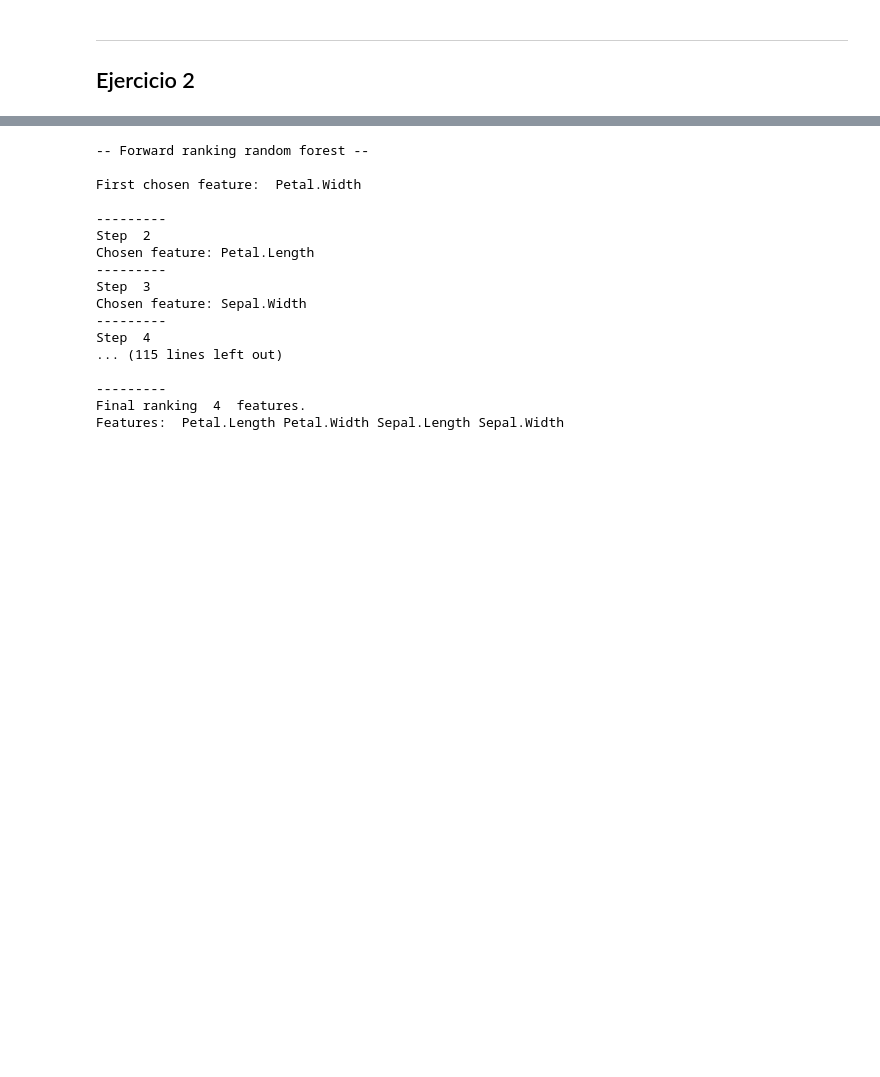
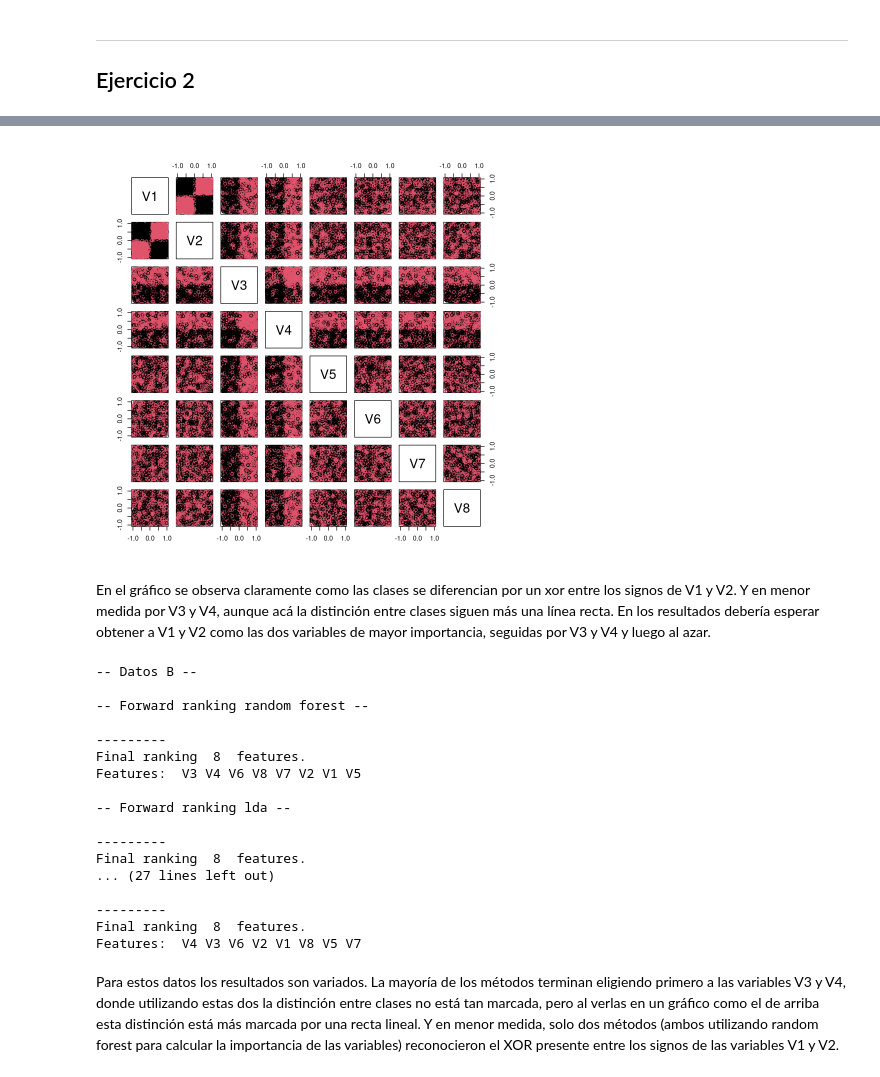
Before and after one commit to jfarizano/DataMining, a Jupyter notebook: tp2.ipynb, the cells around one changed output, grey strips where cells are left out. Drawn from its saved outputs; the diff is of its cells as text; code cells hidden in the pictures; blank space fills up the shorter version.

```diff
--- a/tp2.ipynb
+++ b/tp2.ipynb
@@ -326,38 +363,74 @@ rfe.ranking <- function(x,y,method,verbosity=0,... ) {
+# %%
+#datosB
+#generar n=100,d=8
+d<-8
+n<-1000
+datos<-crea.ruido.unif(n=n,d=d)
+#hacer que la clase sea el xor de las 2 primeras variables (es usando el signo)
+datos[,d+1]<-sign(datos[,1]*datos[,2])
+#hacer que las variables 3 y 4 tengan un 50% de correlacion con la clase
+shuffle<-sample(1:dim(datos)[1])
+sub<-shuffle[1:dim(datos)[1]*0.5]
+datos[sub,3]<-abs(datos[sub,3])*datos[sub,d+1]
+shuffle<-sample(1:dim(datos)[1])
+sub<-shuffle[1:dim(datos)[1]*0.5]
+datos[sub,4]<-abs(datos[sub,4])*datos[sub,d+1]
+datos[,d+1]<-factor(datos[,d+1])
+
+datosB<-datos
+
+x.datosB <- datosB[,-9]
+y.datosB <- datosB[,9]
+plot(x.datosB, col=y.datosB)
+# %% [output]
+[figure, added]
+# %% [markdown]
+En el gráfico se observa claramente como las clases se diferencian por un xor
+entre los signos de V1 y V2. Y en menor medida por V3 y V4, aunque acá la distinción entre clases
+siguen más una línea recta. En los resultados debería esperar
+obtener a V1 y V2 como las dos variables de mayor importancia, seguidas por V3 y V4
+y luego al azar.
 # %%
-data(iris)
-
+cat("\n-- Datos B --\n")
 cat("\n-- Forward ranking random forest --\n")
-FORW.rf <- forward.ranking(iris[,-5],iris[,5],method="rf.est" ,tot.trees=100,equalize.classes=F, verbosity=2)
+FORW.rf <- forward.ranking(x.datosB,y.datosB,method="rf.est" ,tot.trees=100,equalize.classes=F, verbosity=1)
 cat("\n-- Forward ranking lda --\n")
-FORW.lda <- forward.ranking(iris[,-5],iris[,5],method="lda.est", verbosity=2)
+FORW.lda <- forward.ranking(x.datosB,y.datosB,method="lda.est", verbosity=1)
 
 cat("\n-- Backward ranking random forest --\n")
-BACK.rf <- backward.ranking(iris[,-5],iris[,5],method="rf.est" ,tot.trees=100,equalize.classes=F, verbosity=2)
+BACK.rf <- backward.ranking(x.datosB,y.datosB,method="rf.est" ,tot.trees=100,equalize.classes=F, verbosity=1)
 cat("\n-- Backward ranking lda --\n")
-BACK.lda <- backward.ranking(iris[,-5],iris[,5],method="lda.est", verbosity=2)
+BACK.lda <- backward.ranking(x.datosB,y.datosB,method="lda.est", verbosity=1)
 
 cat("\n-- Kruskal-Wallis --\n")
-KW <- kruskalwallis.ranking(iris[,-5], iris[,5], verbosity = 2)
+KW <- kruskalwallis.ranking(x.datosB, y.datosB, verbosity = 1)
 
-cat("\n-- RFE linea random forest --\n")
-RFE.rf <- rfe.ranking(iris[,-5],iris[,5],method="imp.rf", tot.trees=100, verbosity=2)
+cat("\n-- RFE random forest --\n")
+RFE.rf <- rfe.ranking(x.datosB,y.datosB,method="imp.rf", tot.trees=100, verbosity=1)
 cat("\n-- RFE linear SVM --\n")
-RFE.linsvm <- rfe.ranking(iris[,-5],iris[,5],method="imp.linsvm", verbosity=2)
+RFE.linsvm <- rfe.ranking(x.datosB,y.datosB,method="imp.linsvm", verbosity=1)
 # %% [output]
+-- Datos B --
+
 -- Forward ranking random forest --
 
-First chosen feature:  Petal.Width
+---------
+Final ranking  8  features.
+Features:  V3 V4 V6 V8 V7 V2 V1 V5
+
+-- Forward ranking lda --
 
 ---------
-Step  2
-Chosen feature: Petal.Length
----------
-Step  3
-Chosen feature: Sepal.Width
----------
-Step  4
-... (115 lines left out)
+Final ranking  8  features.
+... (27 lines left out)
 
 ---------
-Final ranking  4  features.
-Features:  Petal.Length Petal.Width Sepal.Length Sepal.Width
+Final ranking  8  features.
+Features:  V4 V3 V6 V2 V1 V8 V5 V7
+# %% [markdown]
+Para estos datos los resultados son variados. La mayoría de los métodos
+terminan eligiendo primero a las variables V3 y V4, donde utilizando estas dos
+la distinción entre clases no está tan marcada, pero al verlas en un gráfico como el
+de arriba esta distinción está más marcada por una recta lineal. Y en menor
+medida, solo dos métodos (ambos utilizando random forest para calcular la importancia
+de las variables) reconocieron el XOR presente entre los signos de las variables V1 y V2.
```
Also changed, not shown: parts of 14 cells of this notebook.
